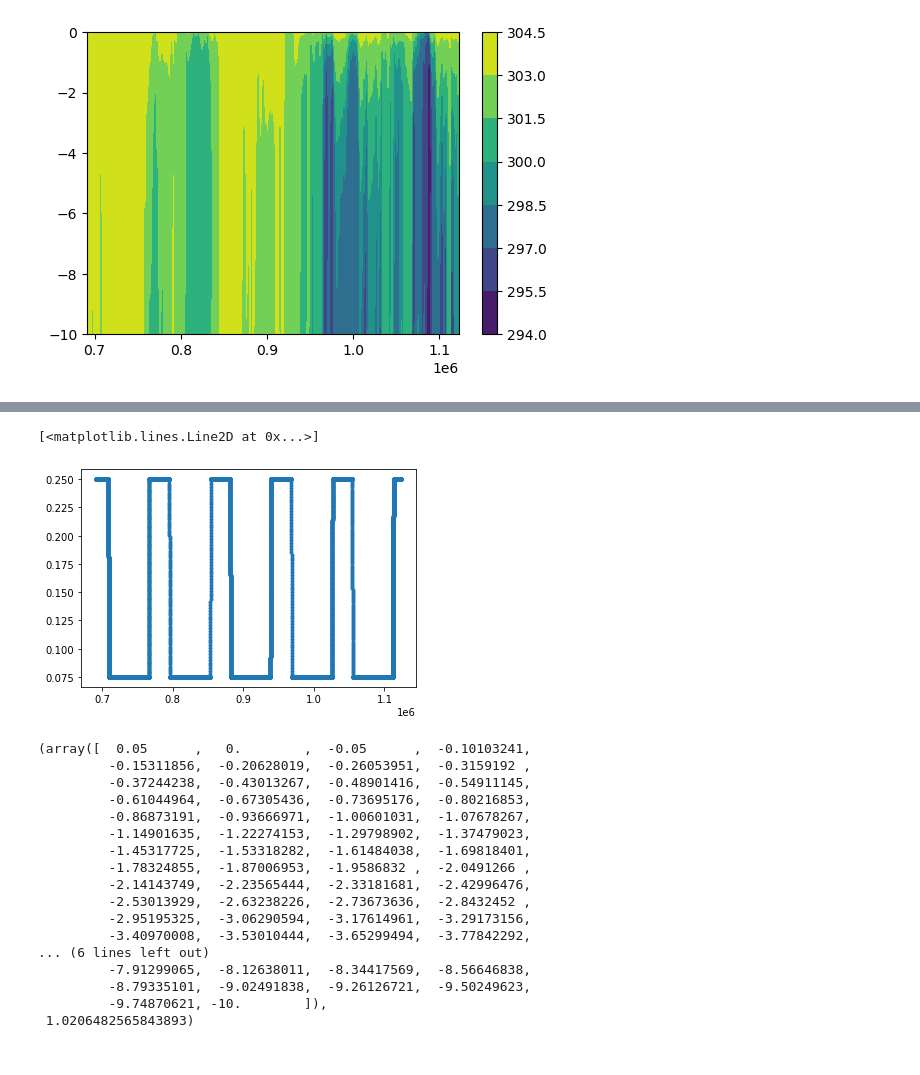
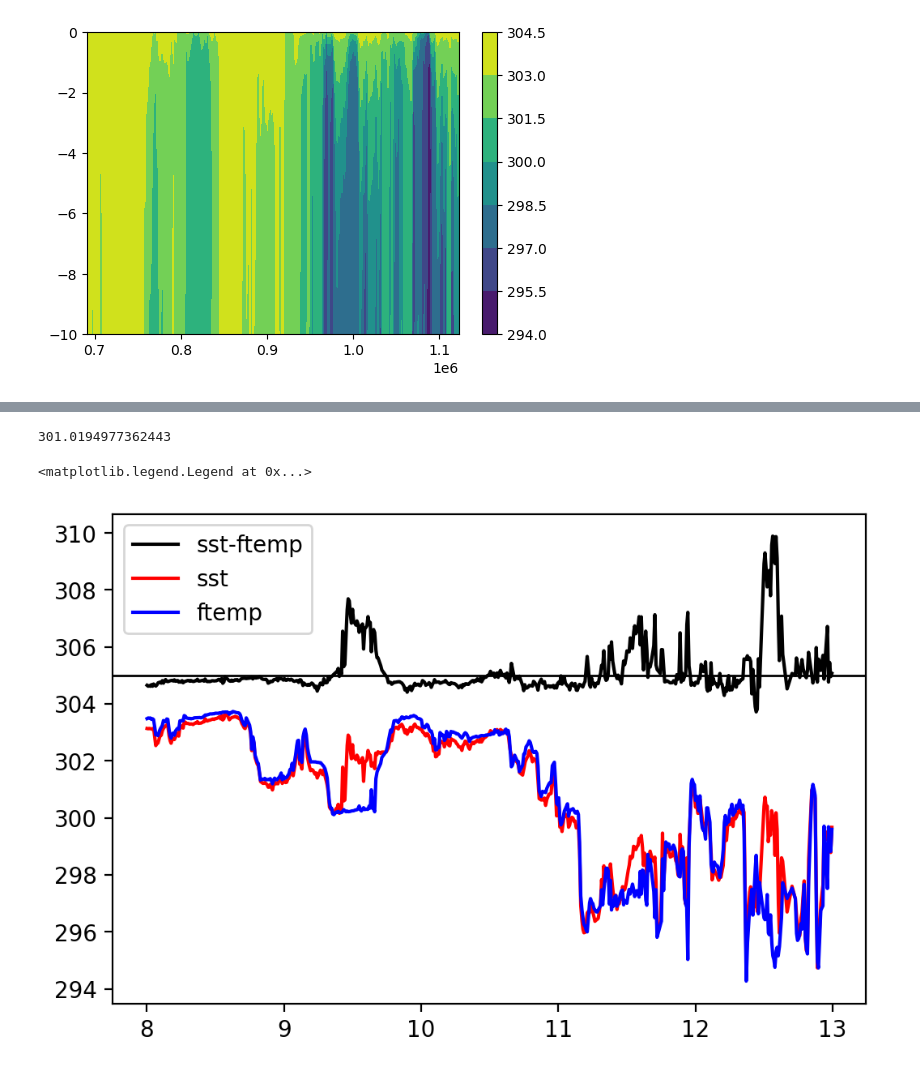
Before and after one commit to reykboerner/diusst, a Jupyter notebook: code/run_bayesian.ipynb, the cells around one changed output, grey strips where cells are left out. Cells and saved outputs as stored; diff of their text form; code cells hidden in the pictures.

```diff
--- a/code/run_bayesian.ipynb
+++ b/code/run_bayesian.ipynb
@@ -189,5 +179,0 @@ plt.plot(times,simu[0][:,-1])
-# %%
-plt.plot(times,data['sst_err']*0.25,'.')
-# %% [output]
-[<matplotlib.lines.Line2D at 0x...>]
-[figure, removed]
@@ -196,20 +180,15 @@ from diusst_funcs import make_mesh
-# %%
-make_mesh(0.05,80)
-# %% [output]
-(array([  0.05      ,   0.        ,  -0.05      ,  -0.10103241,
-         -0.15311856,  -0.20628019,  -0.26053951,  -0.3159192 ,
-         -0.37244238,  -0.43013267,  -0.48901416,  -0.54911145,
-         -0.61044964,  -0.67305436,  -0.73695176,  -0.80216853,
-         -0.86873191,  -0.93666971,  -1.00601031,  -1.07678267,
-         -1.14901635,  -1.22274153,  -1.29798902,  -1.37479023,
-         -1.45317725,  -1.53318282,  -1.61484038,  -1.69818401,
-         -1.78324855,  -1.87006953,  -1.9586832 ,  -2.0491266 ,
-         -2.14143749,  -2.23565444,  -2.33181681,  -2.42996476,
-         -2.53013929,  -2.63238226,  -2.73673636,  -2.8432452 ,
-         -2.95195325,  -3.06290594,  -3.17614961,  -3.29173156,
-         -3.40970008,  -3.53010444,  -3.65299494,  -3.77842292,
-... (6 lines left out)
-         -7.91299065,  -8.12638011,  -8.34417569,  -8.56646838,
-         -8.79335101,  -9.02491838,  -9.26126721,  -9.50249623,
-         -9.74870621, -10.        ]),
- 1.0206482565843893)
+# %%
+ftemp
+# %% [output]
+301.0194977362443
+# %%
+fig, ax = plt.subplots(dpi=200)
+ax.plot(times/86400,sst_data+305,c='k',label='sst-ftemp')
+ax.axhline(y=305,c='k',lw=1)
+ax.plot(times/86400,sst_data+ftemp,c='red',label='sst')
+ax.plot(times/86400,data['ftemp'],c='blue',label='ftemp')
+ax.legend()
+#plt.plot(times,simu[0][:,-1])
+# %% [output]
+<matplotlib.legend.Legend at 0x...>
+[figure, added]
```
Also changed, not shown: parts of 10 cells of this notebook, 4 other files.
